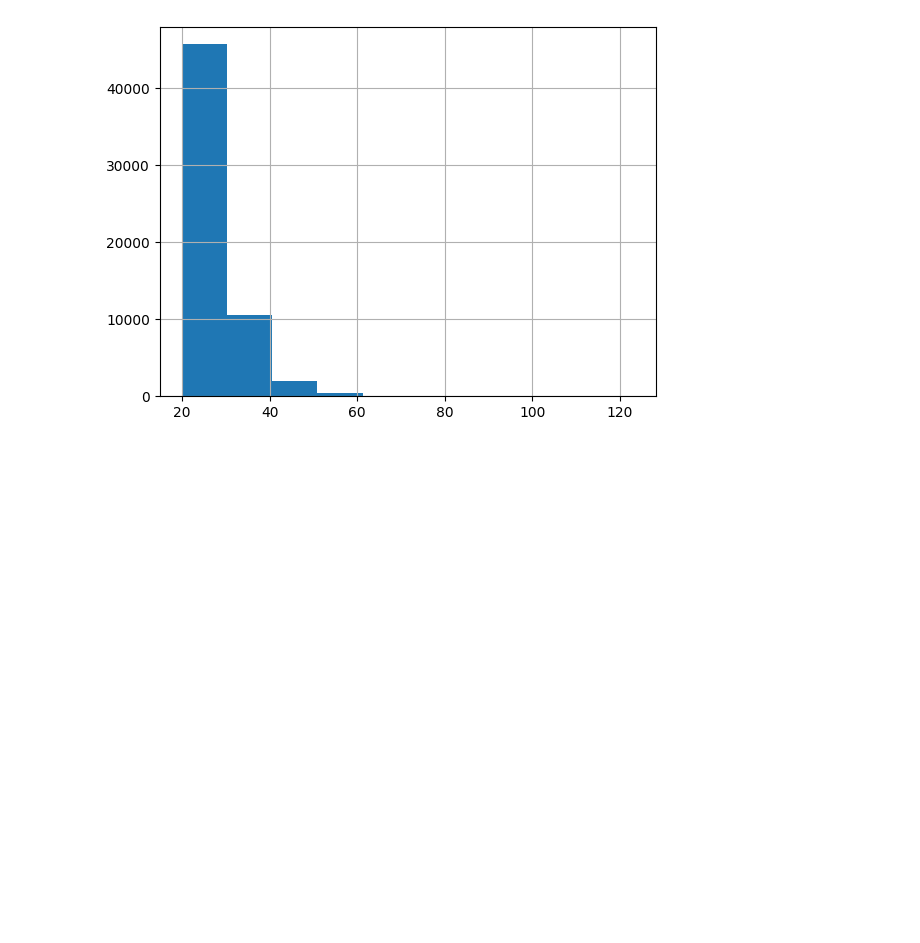
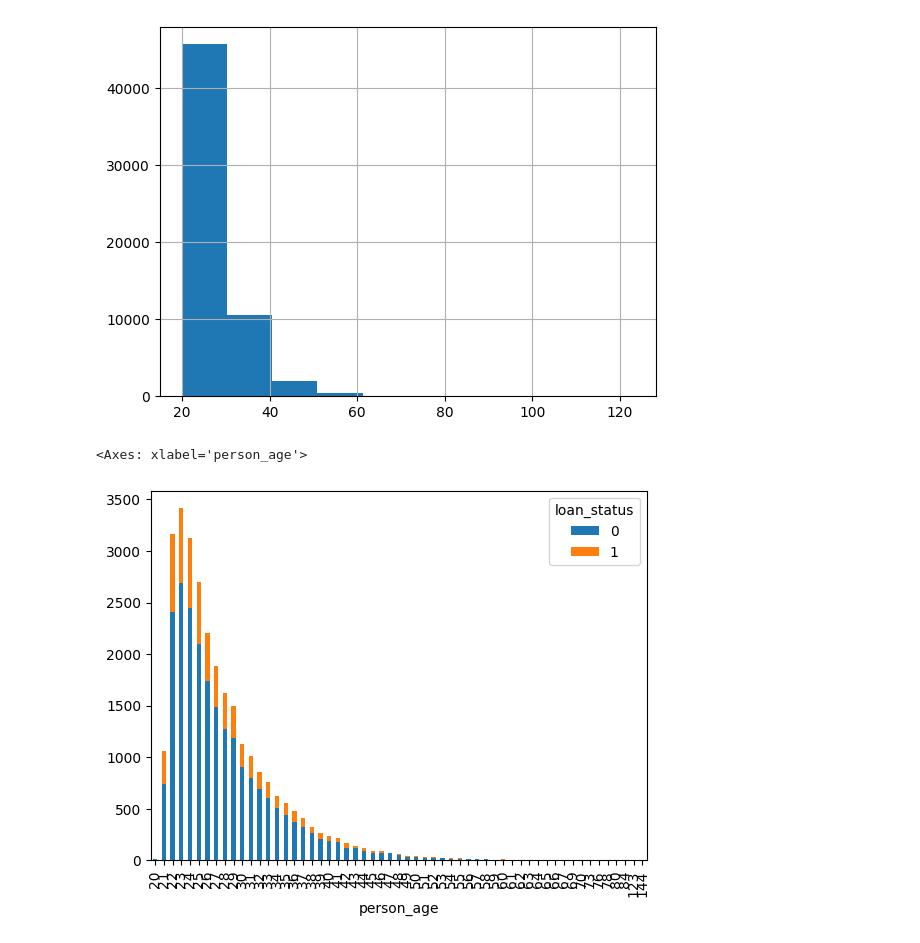
Before and after one commit to Ekatche/MLops_Loan_pred, a Jupyter notebook: notebooks/analysing.ipynb, the cells around one changed output. Cells and saved outputs as stored; diff of their text form; code cells hidden in the pictures; blank space fills up the shorter version.

Commit message:
finish analysis of the data

```diff
--- a/notebooks/analysing.ipynb
+++ b/notebooks/analysing.ipynb
@@ -163,6 +230,11 @@ train_data["person_age"].hist()
 # %% [output]
 <Axes: >
 [figure]
+# %%
+train_data.groupby("person_age")["loan_status"].value_counts().unstack().plot(kind='bar', stacked=True)
+# %% [output]
+<Axes: xlabel='person_age'>
+[figure, added]
 # %%
 train_data["person_home_ownership"].value_counts().plot(kind='bar')
 # %% [output]
```
Also changed, not shown: parts of 30 cells of this notebook, 2 other files.
